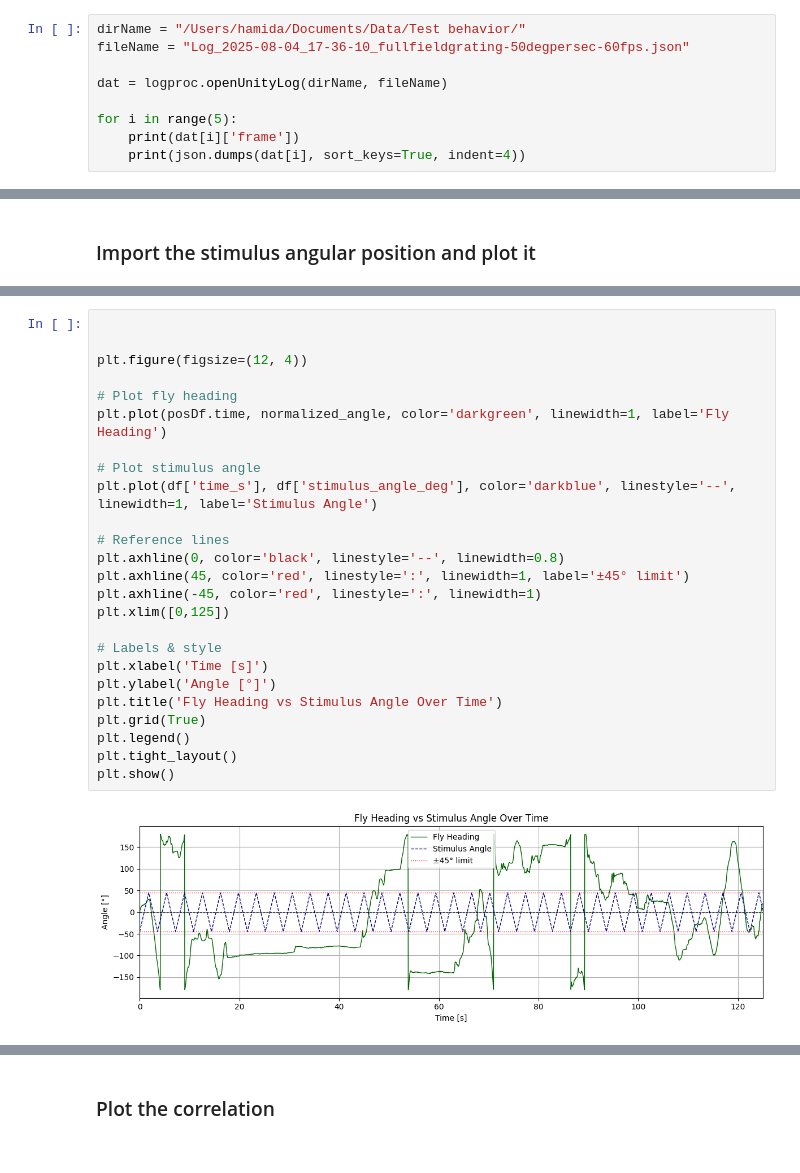
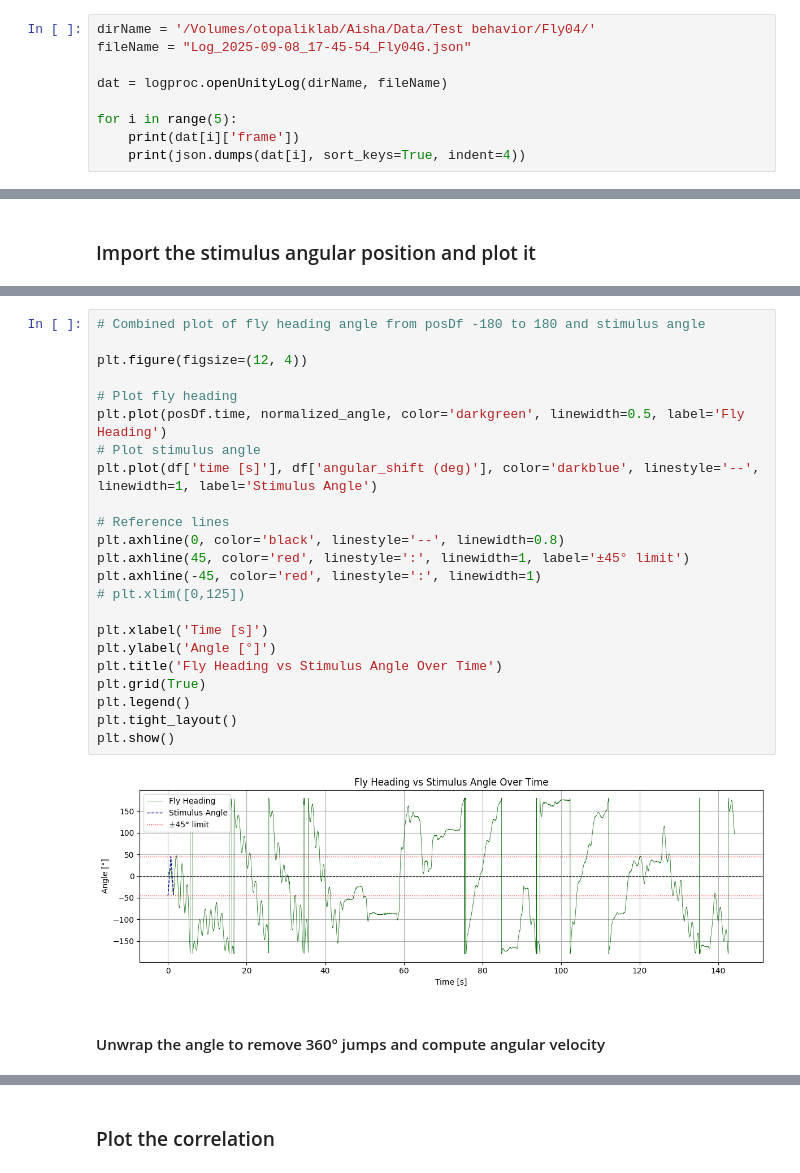
Before and after one commit to AishaHamid201/unityvr_SC, a Jupyter notebook: unityvr/scripts/parseUnityLog.ipynb, the cells around one changed output, grey strips where cells are left out. Drawn from its saved outputs; the diff is of its cells as text.

```diff
--- a/unityvr/scripts/parseUnityLog.ipynb
+++ b/unityvr/scripts/parseUnityLog.ipynb
@@ -18,6 +13,6 @@ from unityvr.viz import viz
 # %%
-dirName = "/Users/hamida/Documents/Data/Test behavior/"
-fileName = "Log_2025-08-04_17-36-10_fullfieldgrating-50degpersec-60fps.json"
+dirName = '/Volumes/otopaliklab/Aisha/Data/Test behavior/Fly04/'
+fileName = "Log_2025-09-08_17-45-54_Fly04G.json"
 
 dat = logproc.openUnityLog(dirName, fileName)
 
@@ -275,27 +421,27 @@ plt.show()
 # %%
-
+# Combined plot of fly heading angle from posDf -180 to 180 and stimulus angle
 
 plt.figure(figsize=(12, 4))
 
 # Plot fly heading
-plt.plot(posDf.time, normalized_angle, color='darkgreen', linewidth=1, label='Fly Heading')
-
+plt.plot(posDf.time, normalized_angle, color='darkgreen', linewidth=0.5, label='Fly Heading')
 # Plot stimulus angle
-plt.plot(df['time_s'], df['stimulus_angle_deg'], color='darkblue', linestyle='--', linewidth=1, label='Stimulus Angle')
+plt.plot(df['time [s]'], df['angular_shift (deg)'], color='darkblue', linestyle='--', linewidth=1, label='Stimulus Angle')
 
 # Reference lines
 plt.axhline(0, color='black', linestyle='--', linewidth=0.8)
 plt.axhline(45, color='red', linestyle=':', linewidth=1, label='±45° limit')
 plt.axhline(-45, color='red', linestyle=':', linewidth=1)
-plt.xlim([0,125])
+# plt.xlim([0,125])
 
-# Labels & style
 plt.xlabel('Time [s]')
 plt.ylabel('Angle [°]')
 plt.title('Fly Heading vs Stimulus Angle Over Time')
 plt.grid(True)
 plt.legend()
 plt.tight_layout()
 plt.show()
 # %% [output]
-[figure, old version]
+[figure, new version]
+# %% [markdown]
+#### Unwrap the angle to remove 360° jumps and compute angular velocity
```
Also changed, not shown: parts of 73 cells of this notebook, 4 other files.
